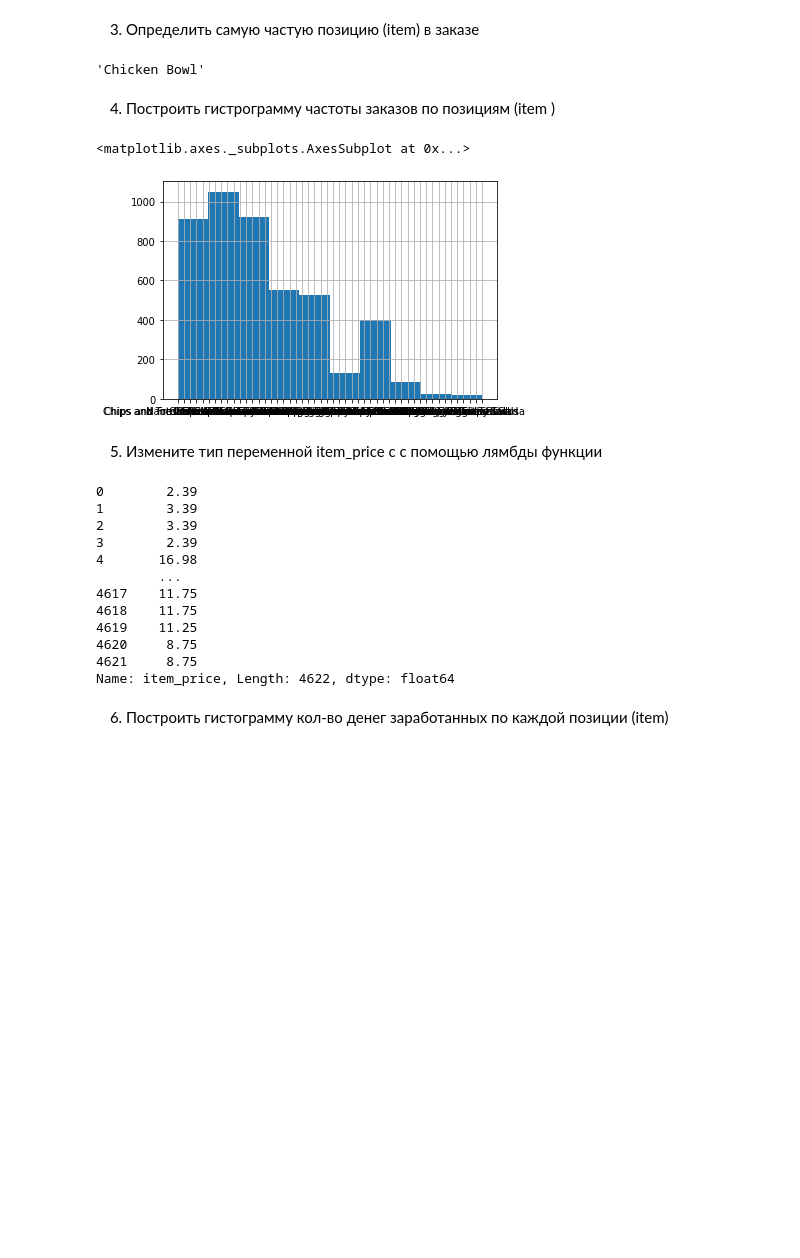
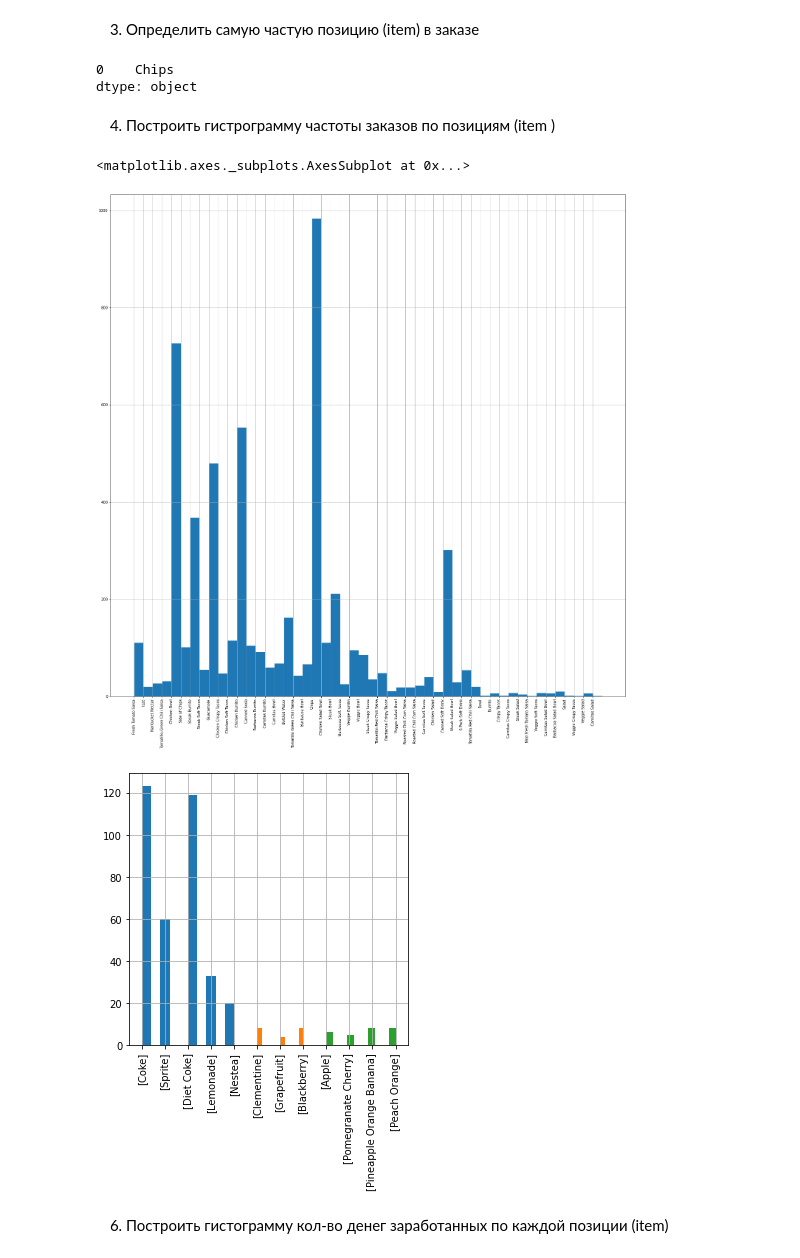
Before and after one commit to Alyona18/intelligent-systems-HW, a Jupyter notebook: first/Pandas.ipynb, the cells around one changed output. Drawn from its saved outputs; the diff is of its cells as text; code cells hidden in the pictures; blank space fills up the shorter version.

```diff
--- a/first/Pandas.ipynb
+++ b/first/Pandas.ipynb
@@ -7,6 +5,26 @@ import pandas as pd
 # %%
 URL = "https://raw.githubusercontent.com/justmarkham/DAT8/master/data/chipotle.tsv"
 df = pd.read_csv(URL, sep='\t')
+
+#5. Измените тип переменной item_price c с помощью лямбды функции
+df['item_price'] = df['item_price'].apply(lambda x: x.replace('$', '')).astype('float')
+
+#price of chips pack
+chips_price = df[df.item_name == 'Chips'][df.quantity == 1]
+chips = chips_price['item_price'].mode().values
+
+#for dividing chips with souces
+for row, index in df[df.item_name.str.contains('and')].iterrows():
+      item1, item2 = index[2].split(" and ")
+      df = df.append(index, ignore_index=True)
+      df.loc[df.index == row, 'item_name'] = item2
+      price_before = index[4]
+      quan = index[1]
+      df.loc[df.index == row, 'item_price'] = (price_before - chips*quan)
+      df.update(df.item_name[df.item_name.eq(index[2])][df.order_id.eq(index[0])].fillna(item1))
+      df.loc[df.order_id.eq(index[0]) & df.item_name.eq(index[2]), 'item_name'] = item1
+      last = df.tail(1).index.start
+      df.loc[(df.item_name.eq('Chips') & df.order_id.eq(index[0])) & (df.index == last), 'item_price'] = (quan*chips)
 # %% [markdown]
 1. Вывести: кол-во наблюдений в датасете
 # %%
@@ -24,33 +42,35 @@ print(columns_names)
 # %% [markdown]
 3. Определить самую частую позицию (item) в заказе
 # %%
-df.item_name.mode().values[0]
+df.item_name.mode()
 # %% [output]
-'Chicken Bowl'
+0    Chips
+dtype: object
 # %% [markdown]
 4. Построить гистрограмму частоты заказов по позициям (item )
 # %%
-df['item_name'].hist( )
+ import matplotlib.pyplot as plt
+
+
+fig = plt.figure(figsize = (25,25))
+ax = fig.gca()
+df['item_name'].hist(ax = ax, xrot = 90, bins=50, range=(0,50))
+
+
+sub_of_Drink = df[df.item_name.str.contains('Drink')]
+fig = plt.figure(figsize = (5,5))
+bx = fig.gca()
+sub_of_Drink['choice_description'].hist(ax=bx, xrot = 90)
+
+sub_of_Izze = df[df.item_name.str.contains('Izze')]
+sub_of_Izze['choice_description'].hist(ax=bx, xrot = 90)
+
+sub_of_Nectar = df[df.item_name.str.contains('Nectar')]
+sub_of_Nectar['choice_description'].hist(ax=bx, xrot = 90)
 # %% [output]
 <matplotlib.axes._subplots.AxesSubplot at 0x...>
-[figure, old version]
+[figure, new version]
+[figure, added]
-# %% [markdown]
-5. Измените тип переменной item_price c с помощью лямбды функции
-# %%
-df['item_price'].apply(lambda x: x.replace('$', '')).astype('float')
-# %% [output]
-0        2.39
-1        3.39
-2        3.39
-3        2.39
-4       16.98
-        ...
-4617    11.75
-4618    11.75
-4619    11.25
-4620     8.75
-4621     8.75
-Name: item_price, Length: 4622, dtype: float64
 # %% [markdown]
 6. Построить гистограмму кол-во денег заработанных по каждой позиции (item)
 # %%
```
Also changed, not shown: parts of 3 cells of this notebook.
